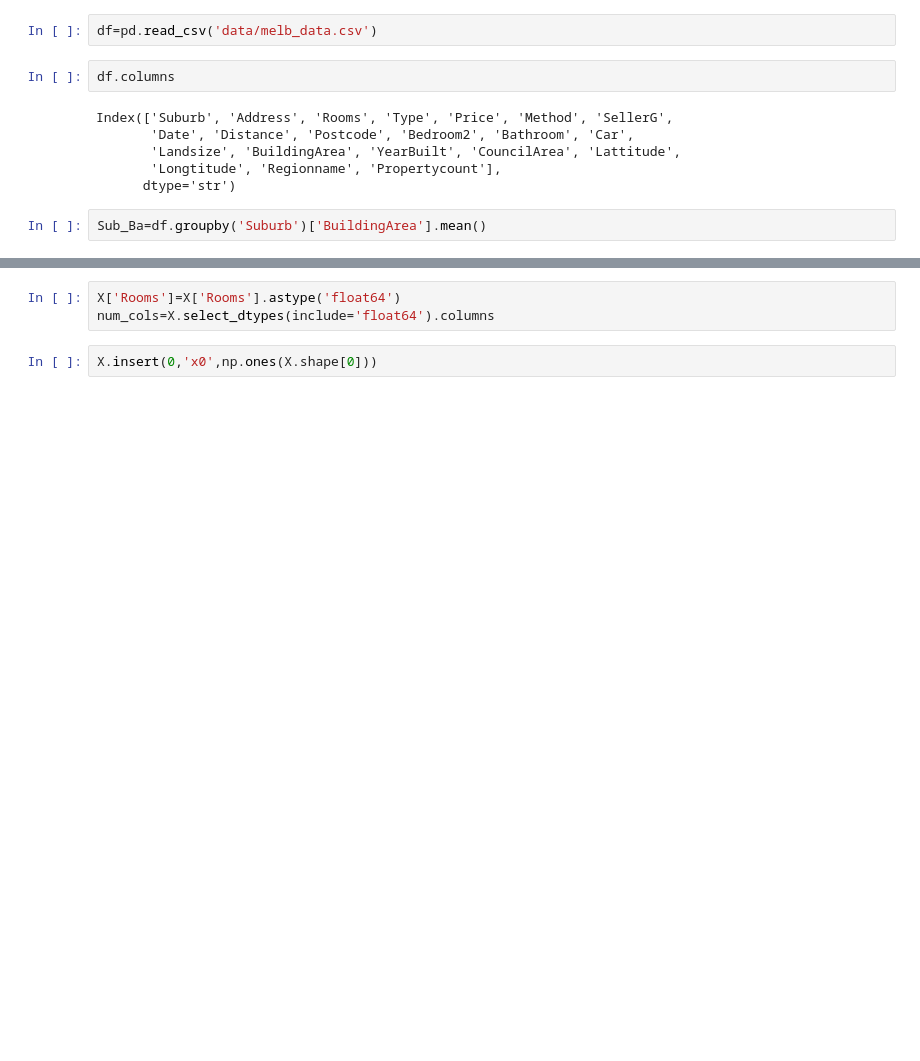
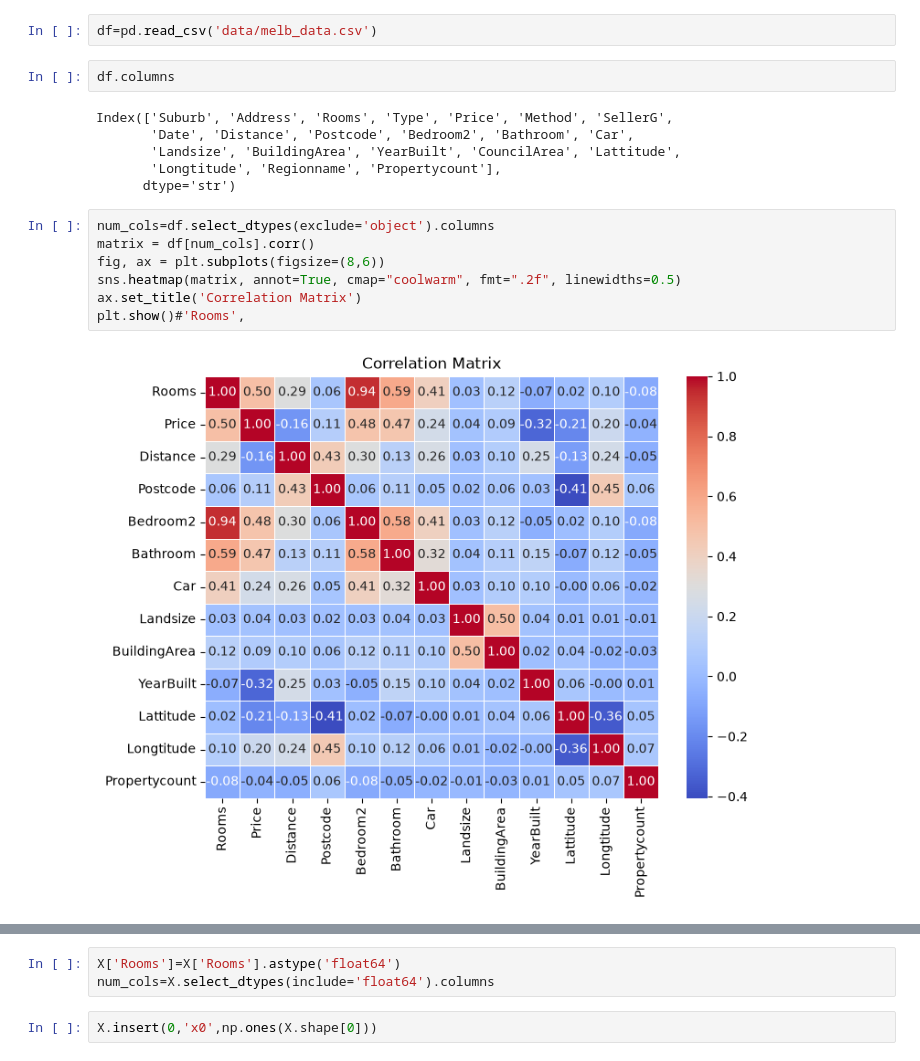
Before and after one commit to BartekWi/ML_algorithms_implementations, a Jupyter notebook: Linear Regression.ipynb, the cells around one changed output, grey strips where cells are left out. Drawn from its saved outputs; the diff is of its cells as text; blank space fills up the shorter version.

```diff
--- a/Linear Regression.ipynb
+++ b/Linear Regression.ipynb
@@ -32,5 +35,12 @@ Index(['Suburb', 'Address', 'Rooms', 'Type', 'Price', 'Method', 'SellerG',
        'Landsize', 'BuildingArea', 'YearBuilt', 'CouncilArea', 'Lattitude',
        'Longtitude', 'Regionname', 'Propertycount'],
       dtype='str')
-# %%
-Sub_Ba=df.groupby('Suburb')['BuildingArea'].mean()
+# %%
+num_cols=df.select_dtypes(exclude='object').columns
+matrix = df[num_cols].corr()
+fig, ax = plt.subplots(figsize=(8,6))
+sns.heatmap(matrix, annot=True, cmap="coolwarm", fmt=".2f", linewidths=0.5)
+ax.set_title('Correlation Matrix')
+plt.show()#'Rooms',
+# %% [output]
+[figure, added]
```
Also changed, not shown: parts of 13 cells of this notebook.
